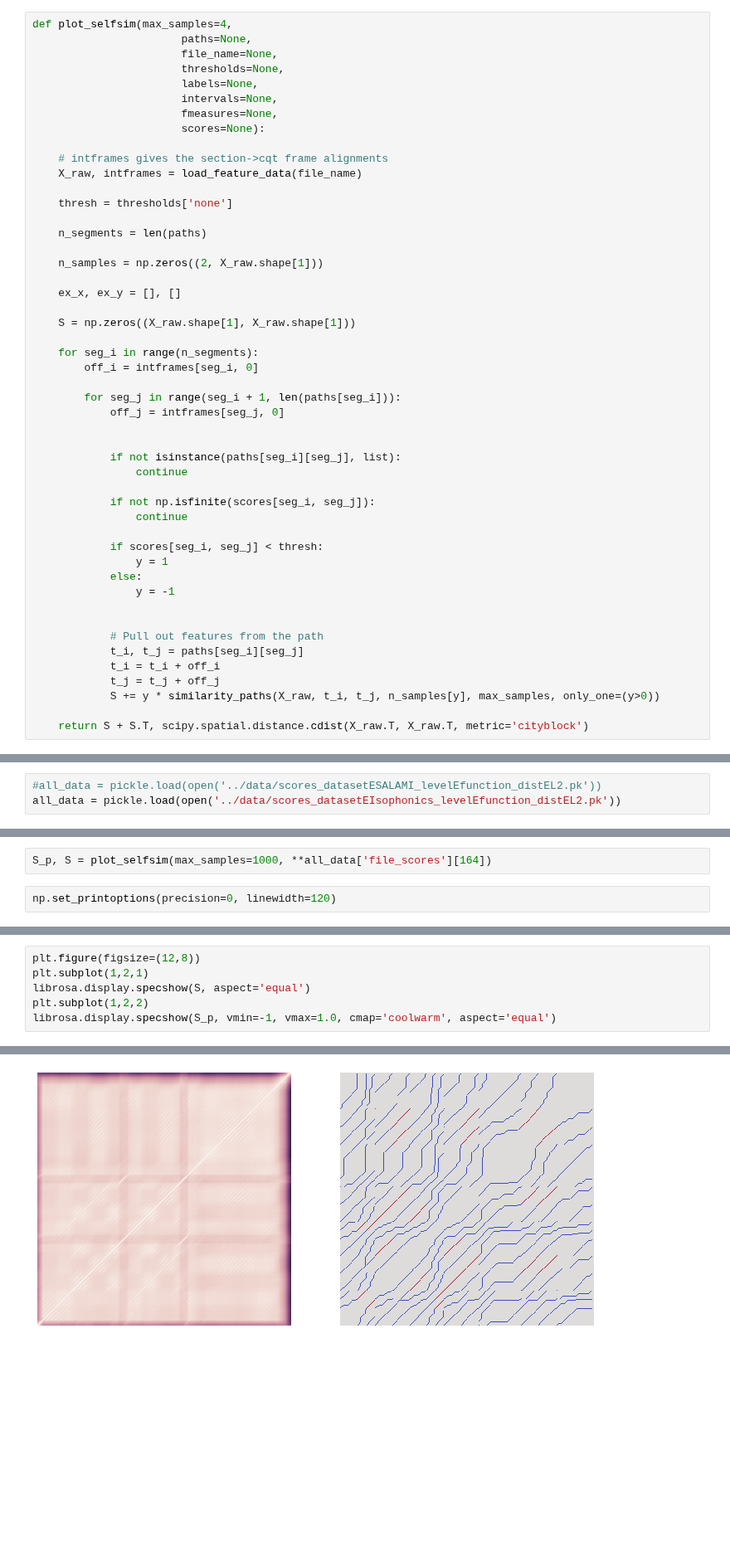
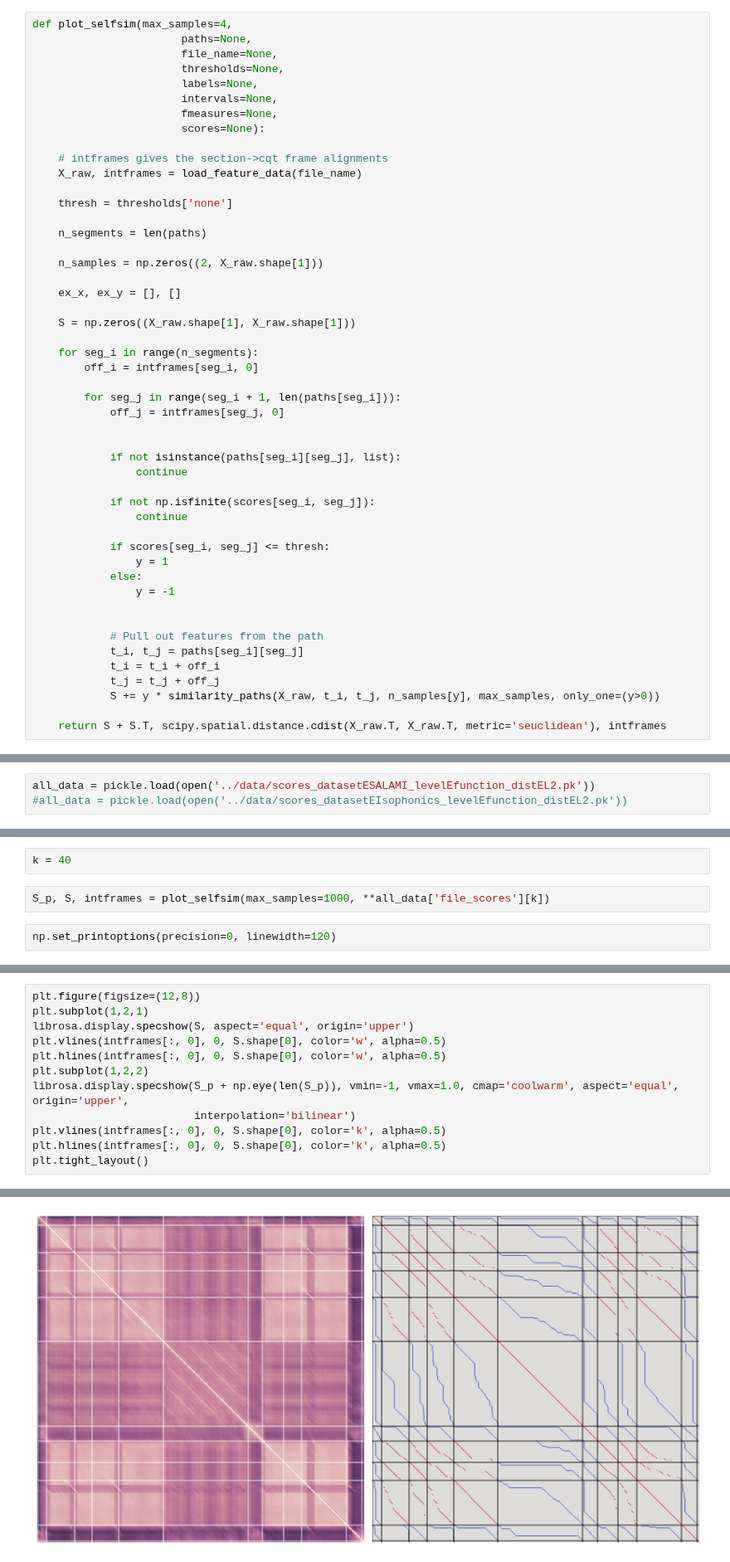
Before and after one commit to urinieto/similarity_classification, a Jupyter notebook: notes/Training data builder.ipynb, the cells around one changed output, grey strips where cells are left out. Shown at 83% size. Cells and saved outputs as stored; diff of their text form; blank space fills up the shorter version.

```diff
--- a/notes/Training data builder.ipynb
+++ b/notes/Training data builder.ipynb
@@ -118,7 +118,7 @@ def plot_selfsim(max_samples=4,
             if not np.isfinite(scores[seg_i, seg_j]):
                 continue
 
-            if scores[seg_i, seg_j] < thresh:
+            if scores[seg_i, seg_j] <= thresh:
                 y = 1
             else:
                 y = -1
@@ -130,7 +130,7 @@ def plot_selfsim(max_samples=4,
             t_j = t_j + off_j
             S += y * similarity_paths(X_raw, t_i, t_j, n_samples[y], max_samples, only_one=(y>0))
 
-    return S + S.T, scipy.spatial.distance.cdist(X_raw.T, X_raw.T, metric='cityblock')
+    return S + S.T, scipy.spatial.distance.cdist(X_raw.T, X_raw.T, metric='seuclidean'), intframes
 # %%
 @numba.jit
 def get_feature_paths(X_raw, t_i, t_j, n_samples, max_samples, only_one=True):
@@ -222,8 +222,8 @@ def process_file(file_scores, max_samples=8):
         outfile = '../data/labeled_features/{}_beats.npz'.format(os.path.basename(file_scores['file_name']))
         np.savez(outfile, X=X, Y=Y)
 # %%
-#all_data = pickle.load(open('../data/scores_datasetESALAMI_levelEfunction_distEL2.pk'))
-all_data = pickle.load(open('../data/scores_datasetEIsophonics_levelEfunction_distEL2.pk'))
+all_data = pickle.load(open('../data/scores_datasetESALAMI_levelEfunction_distEL2.pk'))
+#all_data = pickle.load(open('../data/scores_datasetEIsophonics_levelEfunction_distEL2.pk'))
 # %%
 [(x, y['file_name']) for (x,y) in enumerate(all_data['file_scores'])]
 # %% [output]
@@ -247,4 +247,6 @@ all_data = pickle.load(open('../data/scores_datasetEIsophonics_levelEfunction_di
+# %%
+k = 40
 # %%
-S_p, S = plot_selfsim(max_samples=1000, **all_data['file_scores'][164])
+S_p, S, intframes = plot_selfsim(max_samples=1000, **all_data['file_scores'][k])
 # %%
 np.set_printoptions(precision=0, linewidth=120)
@@ -271,7 +280,13 @@ array([[  0.,  nan,  nan,  nan,  nan,  nan,  nan,  nan,  nan,  nan,  nan,  nan,
 # %%
 plt.figure(figsize=(12,8))
 plt.subplot(1,2,1)
-librosa.display.specshow(S, aspect='equal')
+librosa.display.specshow(S, aspect='equal', origin='upper')
+plt.vlines(intframes[:, 0], 0, S.shape[0], color='w', alpha=0.5)
+plt.hlines(intframes[:, 0], 0, S.shape[0], color='w', alpha=0.5)
 plt.subplot(1,2,2)
-librosa.display.specshow(S_p, vmin=-1, vmax=1.0, cmap='coolwarm', aspect='equal')
+librosa.display.specshow(S_p + np.eye(len(S_p)), vmin=-1, vmax=1.0, cmap='coolwarm', aspect='equal', origin='upper',
+                         interpolation='bilinear')
+plt.vlines(intframes[:, 0], 0, S.shape[0], color='k', alpha=0.5)
+plt.hlines(intframes[:, 0], 0, S.shape[0], color='k', alpha=0.5)
+plt.tight_layout()
 # %% [output]
@@ -279,4 +293,4 @@ librosa.display.specshow(S_p, vmin=-1, vmax=1.0, cmap='coolwarm', aspect='equal'
-[figure, old version]
+[figure, new version]
 # %%
 Parallel(n_jobs=4, verbose=20)(delayed(process_file)(data) for data in all_data['file_scores']);
 # %% [output]
```
Also changed, not shown: parts of 8 cells of this notebook, 3 other files.
